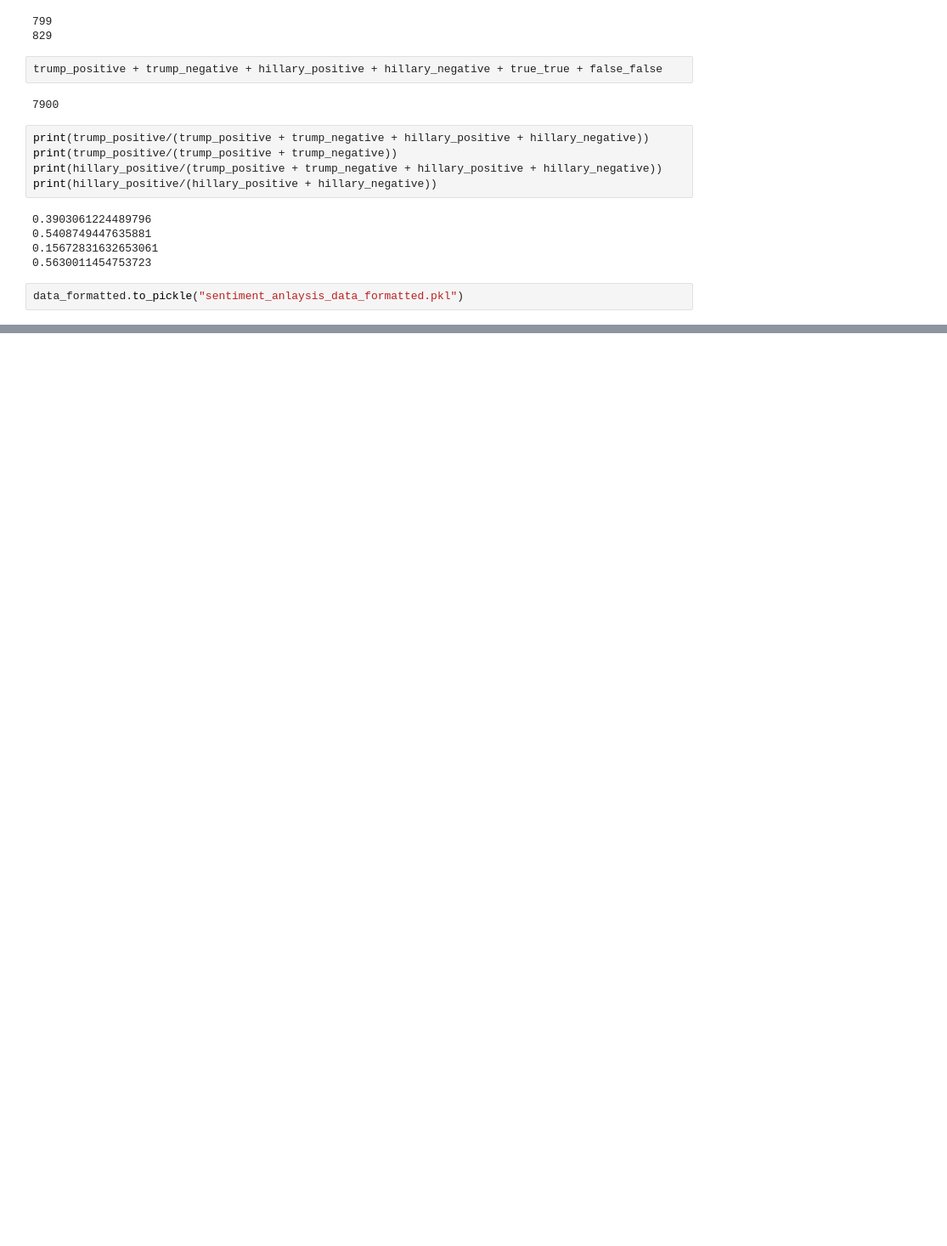
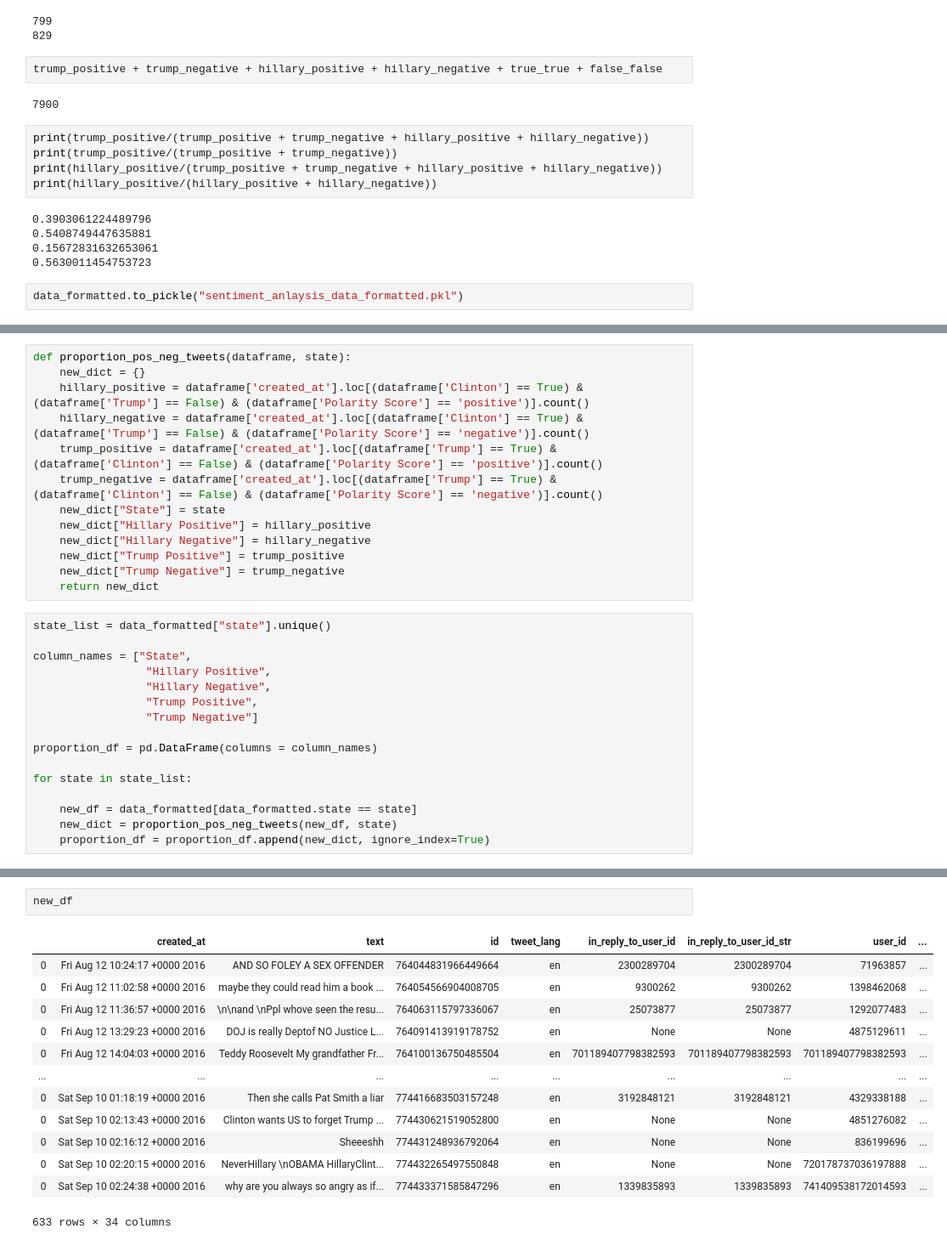
Before and after one commit to martijn1815/FDS48, a Jupyter notebook: assignment1/Sentiment Analysis Original Dataset.ipynb, the cells around one changed output, grey strips where cells are left out. Shown at 85% size. Saved outputs shown, nothing was run; the diff lists cells and outputs as text; blank space fills up the shorter version.

```diff
--- a/assignment1/Sentiment Analysis Original Dataset.ipynb
+++ b/assignment1/Sentiment Analysis Original Dataset.ipynb
@@ -150,0 +153,29 @@ data_formatted.to_pickle("sentiment_anlaysis_data_formatted.pkl")
+# %%
+def proportion_pos_neg_tweets(dataframe, state):
+    new_dict = {}
+    hillary_positive = dataframe['created_at'].loc[(dataframe['Clinton'] == True) & (dataframe['Trump'] == False) & (dataframe['Polarity Score'] == 'positive')].count()
+    hillary_negative = dataframe['created_at'].loc[(dataframe['Clinton'] == True) & (dataframe['Trump'] == False) & (dataframe['Polarity Score'] == 'negative')].count()
+    trump_positive = dataframe['created_at'].loc[(dataframe['Trump'] == True) & (dataframe['Clinton'] == False) & (dataframe['Polarity Score'] == 'positive')].count()
+    trump_negative = dataframe['created_at'].loc[(dataframe['Trump'] == True) & (dataframe['Clinton'] == False) & (dataframe['Polarity Score'] == 'negative')].count()
+    new_dict["State"] = state
+    new_dict["Hillary Positive"] = hillary_positive
+    new_dict["Hillary Negative"] = hillary_negative
+    new_dict["Trump Positive"] = trump_positive
+    new_dict["Trump Negative"] = trump_negative
+    return new_dict
+# %%
+state_list = data_formatted["state"].unique()
+
+column_names = ["State",
+                 "Hillary Positive",
+                 "Hillary Negative",
+                 "Trump Positive",
+                 "Trump Negative"]
+
+proportion_df = pd.DataFrame(columns = column_names)
+
+for state in state_list:
+
+    new_df = data_formatted[data_formatted.state == state]
+    new_dict = proportion_pos_neg_tweets(new_df, state)
+    proportion_df = proportion_df.append(new_dict, ignore_index=True)
@@ -150,0 +201,16 @@ data_formatted.to_pickle("sentiment_anlaysis_data_formatted.pkl")
+# %%
+new_df
+# %% [output]
+|  | created_at | text | id | tweet_lang | in_reply_to_user_id | in_reply_to_user_id_str | user_id | ... |
+| 0 | Fri Aug 12 10:24:17 +0000 2016 | AND SO FOLEY A SEX OFFENDER | 764044831966449664 | en | 2300289704 | 2300289704 | 71963857 | ... |
+| 0 | Fri Aug 12 11:02:58 +0000 2016 | maybe they could read him a book ... | 764054566904008705 | en | 9300262 | 9300262 | 1398462068 | ... |
+| 0 | Fri Aug 12 11:36:57 +0000 2016 | \n\nand \nPpl whove seen the resu... | 764063115797336067 | en | 25073877 | 25073877 | 1292077483 | ... |
+| 0 | Fri Aug 12 13:29:23 +0000 2016 | DOJ is really Deptof NO Justice L... | 764091413919178752 | en | None | None | 4875129611 | ... |
+| 0 | Fri Aug 12 14:04:03 +0000 2016 | Teddy Roosevelt My grandfather Fr... | 764100136750485504 | en | 701189407798382593 | 701189407798382593 | 701189407798382593 | ... |
+| ... | ... | ... | ... | ... | ... | ... | ... | ... |
+| 0 | Sat Sep 10 01:18:19 +0000 2016 | Then she calls Pat Smith a liar | 774416683503157248 | en | 3192848121 | 3192848121 | 4329338188 | ... |
+| 0 | Sat Sep 10 02:13:43 +0000 2016 | Clinton wants US to forget Trump ... | 774430621519052800 | en | None | None | 4851276082 | ... |
+| 0 | Sat Sep 10 02:16:12 +0000 2016 | Sheeeshh | 774431248936792064 | en | None | None | 836199696 | ... |
+| 0 | Sat Sep 10 02:20:15 +0000 2016 | NeverHillary \nOBAMA HillaryClint... | 774432265497550848 | en | None | None | 720178737036197888 | ... |
+| 0 | Sat Sep 10 02:24:38 +0000 2016 | why are you always so angry as if... | 774433371585847296 | en | 1339835893 | 1339835893 | 741409538172014593 | ... |
+633 rows × 34 columns
```
Also changed, not shown: parts of 2 cells of this notebook, 8 other files.
